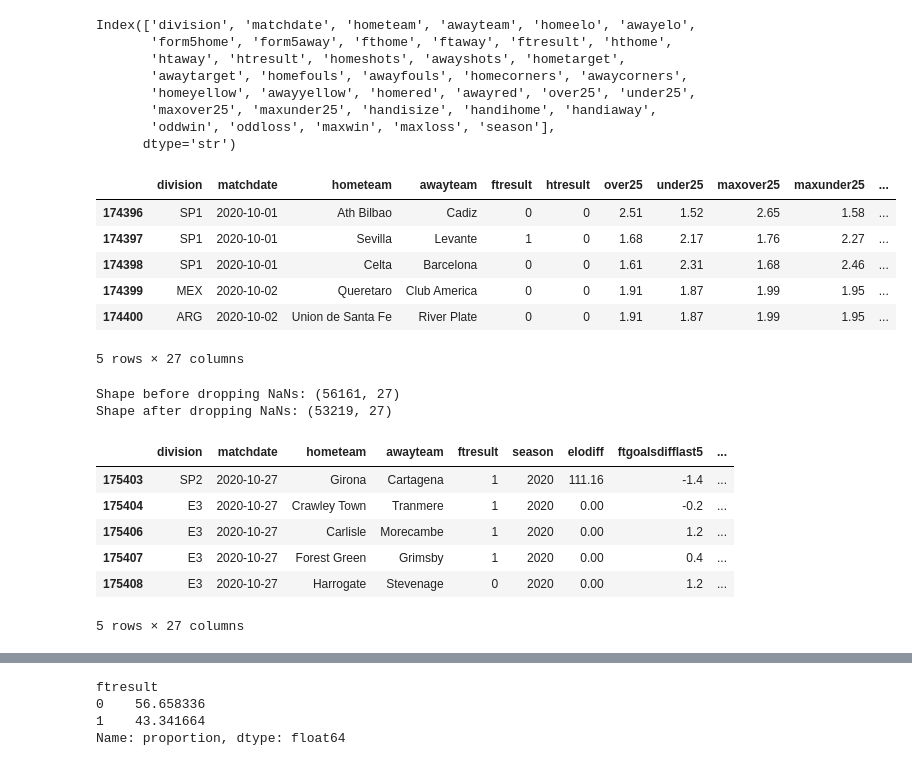
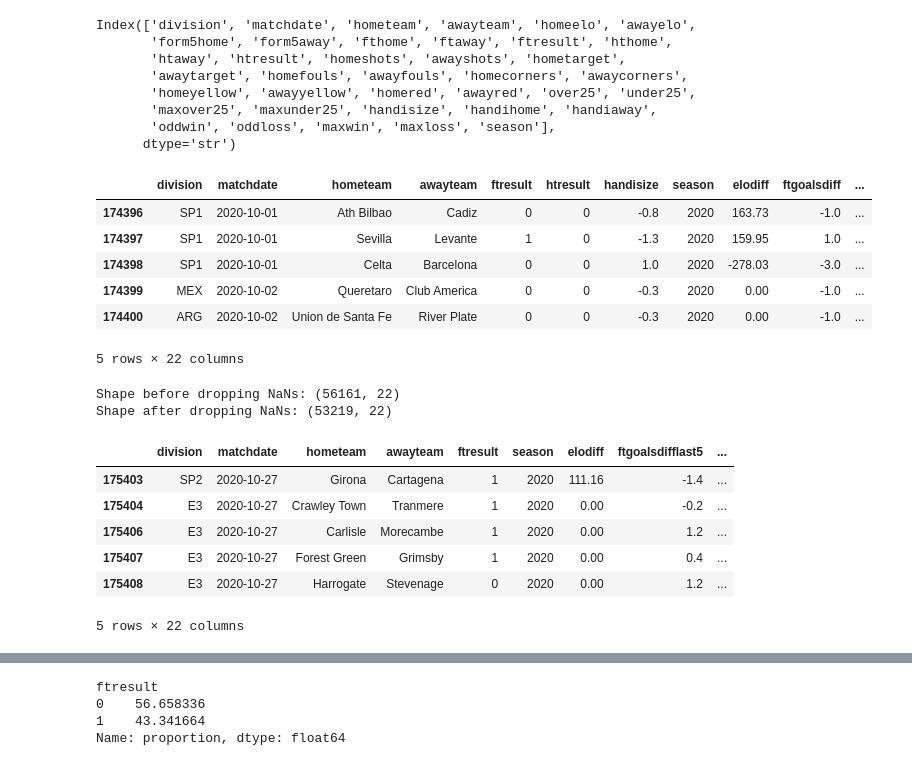
Before and after one commit to iAboud98/champions-league-winner-prediction-2025-2026, a Jupyter notebook: main.ipynb, the cells around one changed output, grey strips where cells are left out. Saved outputs shown, nothing was run; the diff lists cells and outputs as text; code cells hidden in the pictures.

```diff
--- a/main.ipynb
+++ b/main.ipynb
@@ -536,45 +530,53 @@ Index(['division', 'matchdate', 'hometeam', 'awayteam', 'homeelo', 'awayelo',
 # %%
 df['elodiff'] = df['homeelo'] - df['awayelo']
 df['ftgoalsdiff'] = df['fthome'] - df['ftaway']
 df['htgoalsdiff'] = df['hthome'] - df['htaway']
 df['shotsdiff'] = df['homeshots'] - df['awayshots']
 df['targetdiff'] = df['hometarget'] - df['awaytarget']
 df['foulsdiff'] = df['homefouls'] - df['awayfouls']
 df['cornersdiff'] = df['homecorners'] - df['awaycorners']
 df['reddiff'] = df['homered'] - df['awayred']
 df['yellowdiff'] = df['homeyellow'] - df['awayyellow']
-
+df['odddiff'] = df['oddwin'] - df['oddloss']
+df['maxodddif'] = df['maxwin'] - df['maxloss']
+df['diff25'] = df['over25'] - df['under25']
+df['diffmax25'] = df['maxover25'] - df['maxunder25']
+df['handidiff'] = df['handihome'] - df['handiaway']
 
 cols_to_drop = [
     'homeelo', 'awayelo',
     'form5home', 'form5away',
     'fthome', 'ftaway',
     'hthome', 'htaway',
     'homeshots', 'awayshots',
     'hometarget', 'awaytarget',
     'homefouls', 'awayfouls',
     'homecorners', 'awaycorners',
     'homered', 'awayred',
-    'homeyellow', 'awayyellow'
-]
+    'homeyellow', 'awayyellow',
+    'oddwin', 'oddloss',
+    'maxwin', 'maxloss',
+    'over25', 'under25',
+    'maxover25', 'maxunder25',
+    'handiaway', 'handihome'
+ ]
 
 df = df.drop(columns=cols_to_drop)
 
 df.head()
 # %% [output]
-|  | division | matchdate | hometeam | awayteam | ftresult | htresult | over25 | under25 | maxover25 | maxunder25 | ... |
-| 174396 | SP1 | 2020-10-01 | Ath Bilbao | Cadiz | 0 | 0 | 2.51 | 1.52 | 2.65 | 1.58 | ... |
-| 174397 | SP1 | 2020-10-01 | Sevilla | Levante | 1 | 0 | 1.68 | 2.17 | 1.76 | 2.27 | ... |
-| 174398 | SP1 | 2020-10-01 | Celta | Barcelona | 0 | 0 | 1.61 | 2.31 | 1.68 | 2.46 | ... |
-| 174399 | MEX | 2020-10-02 | Queretaro | Club America | 0 | 0 | 1.91 | 1.87 | 1.99 | 1.95 | ... |
-| 174400 | ARG | 2020-10-02 | Union de Santa Fe | River Plate | 0 | 0 | 1.91 | 1.87 | 1.99 | 1.95 | ... |
+|  | division | matchdate | hometeam | awayteam | ftresult | htresult | handisize | season | elodiff | ftgoalsdiff | ... |
+| 174396 | SP1 | 2020-10-01 | Ath Bilbao | Cadiz | 0 | 0 | -0.8 | 2020 | 163.73 | -1.0 | ... |
+| 174397 | SP1 | 2020-10-01 | Sevilla | Levante | 1 | 0 | -1.3 | 2020 | 159.95 | 1.0 | ... |
+| 174398 | SP1 | 2020-10-01 | Celta | Barcelona | 0 | 0 | 1.0 | 2020 | -278.03 | -3.0 | ... |
+| 174399 | MEX | 2020-10-02 | Queretaro | Club America | 0 | 0 | -0.3 | 2020 | 0.00 | -1.0 | ... |
+| 174400 | ARG | 2020-10-02 | Union de Santa Fe | River Plate | 0 | 0 | -0.3 | 2020 | 0.00 | -1.0 | ... |
-5 rows × 27 columns
+5 rows × 22 columns
 # %%
 features_to_roll = [
     'ftgoalsdiff', 'htgoalsdiff', 'shotsdiff', 'targetdiff',
     'foulsdiff', 'cornersdiff', 'yellowdiff', 'reddiff', 'htresult',
-    'oddloss', 'oddwin', 'over25', 'under25', 'maxover25', 'maxunder25',
-    'handisize','handihome', 'handiaway', 'maxwin', 'maxloss'
+    'odddiff', 'maxodddif', 'diff25', 'diffmax25', 'handidiff', 'handisize'
 ]
 
 home_stats = df[['matchdate', 'hometeam'] + features_to_roll].copy()
@@ -619,15 +621,15 @@ print(f"Shape after dropping NaNs: {df.shape}")
 
 df.head()
 # %% [output]
-Shape before dropping NaNs: (56161, 27)
-Shape after dropping NaNs: (53219, 27)
+Shape before dropping NaNs: (56161, 22)
+Shape after dropping NaNs: (53219, 22)
 |  | division | matchdate | hometeam | awayteam | ftresult | season | elodiff | ftgoalsdifflast5 | ... |
 | 175403 | SP2 | 2020-10-27 | Girona | Cartagena | 1 | 2020 | 111.16 | -1.4 | ... |
 | 175404 | E3 | 2020-10-27 | Crawley Town | Tranmere | 1 | 2020 | 0.00 | -0.2 | ... |
 | 175406 | E3 | 2020-10-27 | Carlisle | Morecambe | 1 | 2020 | 0.00 | 1.2 | ... |
 | 175407 | E3 | 2020-10-27 | Forest Green | Grimsby | 1 | 2020 | 0.00 | 0.4 | ... |
 | 175408 | E3 | 2020-10-27 | Harrogate | Stevenage | 0 | 2020 | 0.00 | 1.2 | ... |
-5 rows × 27 columns
+5 rows × 22 columns
 # %%
 numeric_cols = df.select_dtypes(include=[np.number]).columns
 correlations = df[numeric_cols].corr()['ftresult'].sort_values(ascending=False)
```
Also changed, not shown: parts of 12 cells of this notebook.
